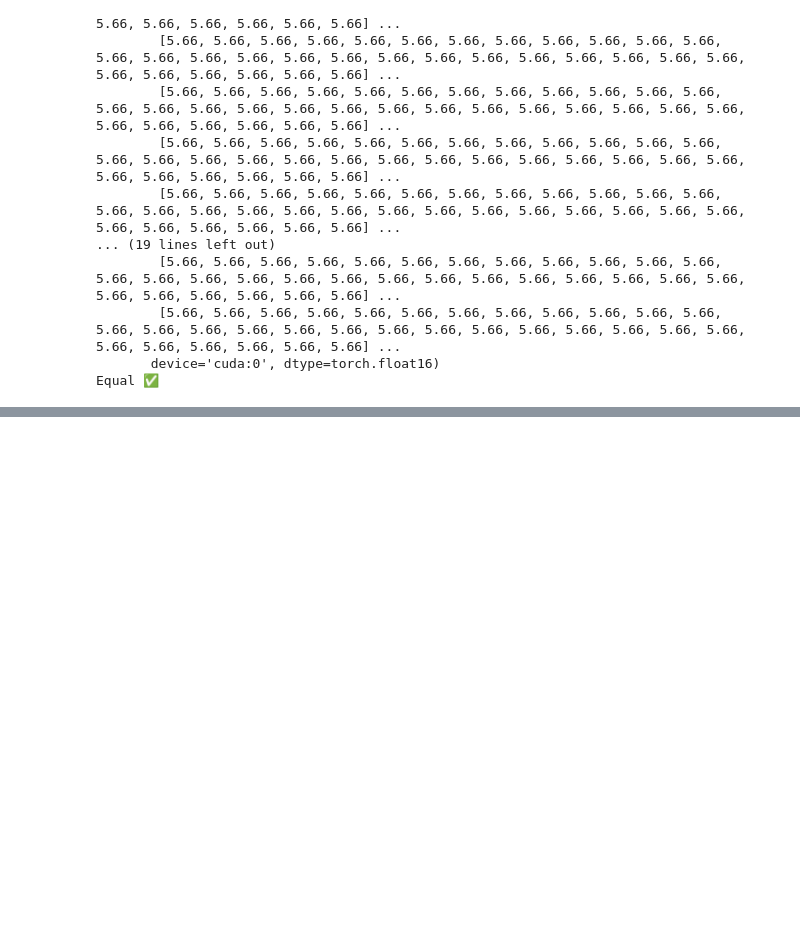
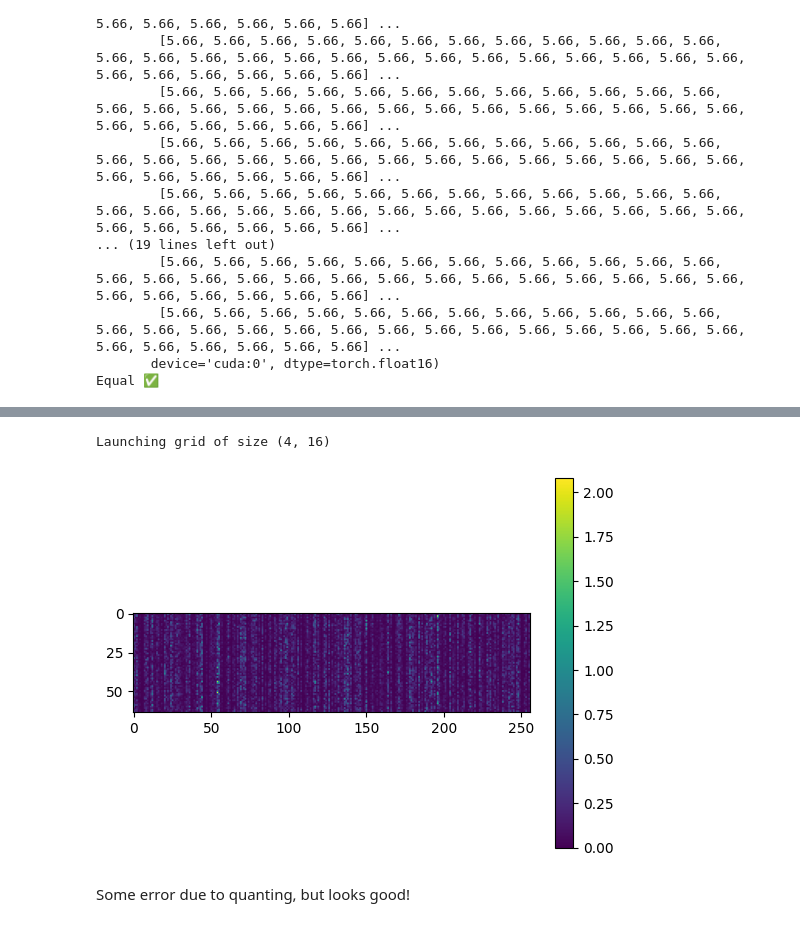
Before and after one commit to AnswerDotAI/bitlora, a Jupyter notebook: kernels/triton/kernel_axis1.ipynb, the cells around one changed output, grey strips where cells are left out. Saved outputs shown, nothing was run; the diff lists cells and outputs as text; code cells hidden in the pictures; blank space fills up the shorter version.

Commit message:
Finished naive fwd kernel

```diff
--- a/kernels/triton/kernel_axis1.ipynb
+++ b/kernels/triton/kernel_axis1.ipynb
@@ -863,0 +990,2 @@ Equal ✅
+# %%
+W = rand(m,n)
@@ -863,0 +1000,29 @@ Equal ✅
+# %%
+W_qp, zero_q, scale_q, zzero, zscale, szero, sscale = quant(W, gz=gz, gz2=gz2)
+
+assert scale_q.shape == (gz2, ng2)
+assert zero_q.shape == (gz2, ng2)
+assert sscale.shape == (1, ng2)
+assert szero.shape == (1, ng2)
+assert zscale.shape == (1, ng2)
+assert zzero.shape == (1, ng2)
+# %%
+# set all matrices/vectors/scalars to 1 (and make A/B smaller to prevent overflow)
+X, A, B = rand(b,n), rand(r,n) * 0.1, rand(m,r) * 0.1
+mag = rand(m).abs()
+α = rand(1).item()
+# %%
+block_sizes = dict(bsb=16, bsm=16, bsr=16, bsn=16)
+out = fwd_op(forward_kernel, X, A, B, W_qp, scale_q, zero_q, mag, sscale, szero, zscale, zzero, α, **block_sizes)
+# %% [output]
+Launching grid of size (4, 16)
+# %%
+expected = α*mag[None,:]*(X@W.t() + X@A.t()@B.t())/((W+B@A)**2).sum(axis=1).sqrt()[None,:]
+
+plt.imshow((out-expected).abs().cpu())
+plt.colorbar()
+plt.show()
+# %% [output]
+[figure, added]
+# %% [markdown]
+Some error due to quanting, but looks good!
```
Also changed, not shown: parts of 45 cells of this notebook.
